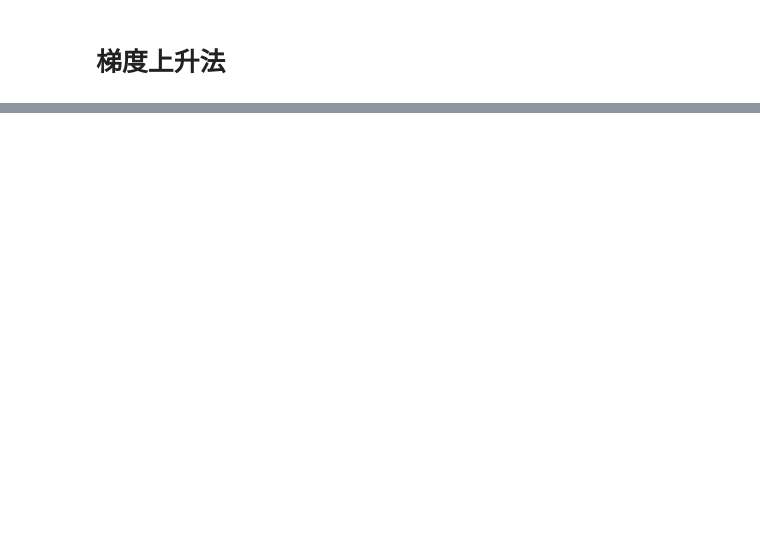
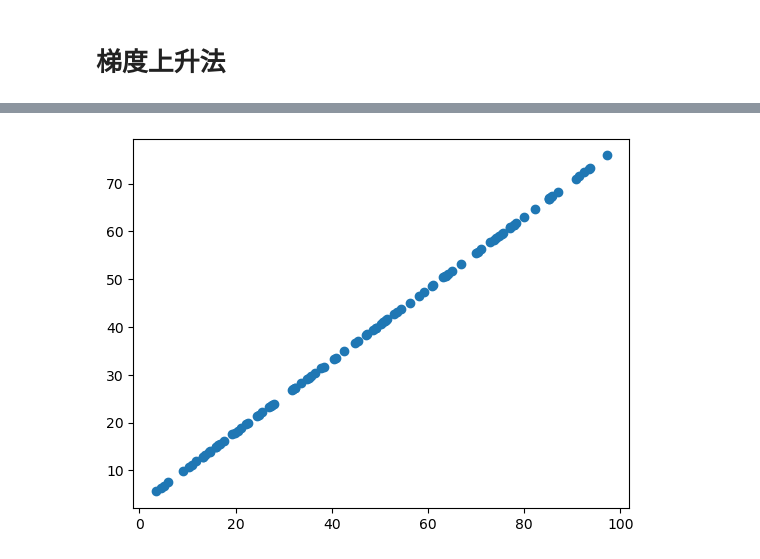
Before and after one commit to qfallen5858/ml, a Jupyter notebook: PCA/implement-PCA-in-BGA.ipynb, the cells around one changed output, grey strips where cells are left out. Cells and saved outputs as stored; diff of their text form; code cells hidden in the pictures; blank space fills up the shorter version.

```diff
--- a/PCA/implement-PCA-in-BGA.ipynb
+++ b/PCA/implement-PCA-in-BGA.ipynb
@@ -102 +102,10 @@ File:      c:\users\acer\.conda\envs\ml\lib\site-packages\matplotlib\pyplot.py
 Type:      function
+# %%
+X2 = np.empty((100, 2))
+X2[:,0] = np.random.uniform(0., 100., size = 100)
+X2[:,1] = 0.75 * X2[:,0] + 3.
+# %%
+plt.scatter(X2[:,0], X2[:,1])
+plt.show()
+# %% [output]
+[figure, added]
```
Also changed, not shown: parts of 7 cells of this notebook, 1 other file.
